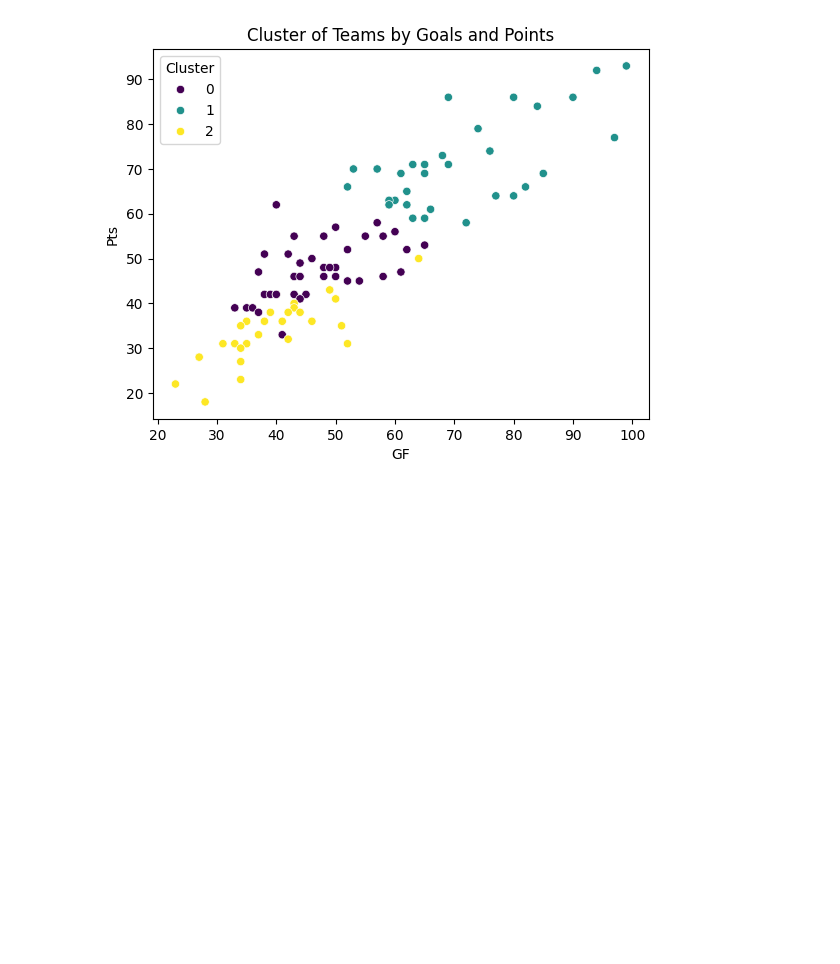
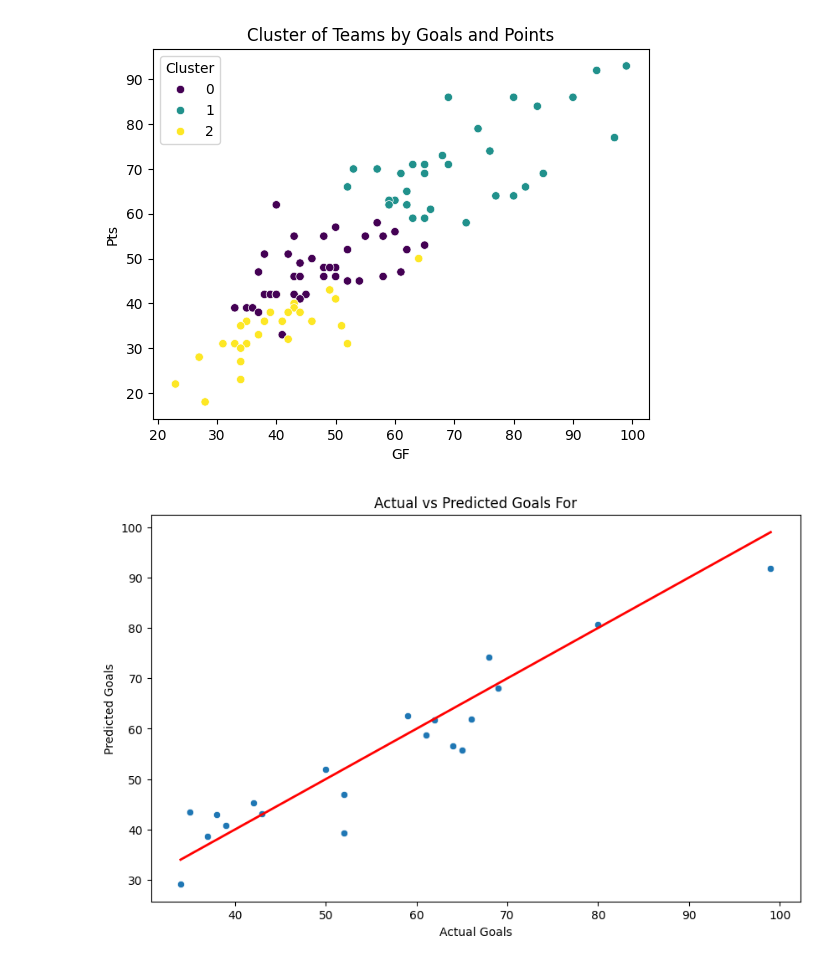
Before and after one commit to AfandiyevMusa/Data-Info-Final-Project, a Jupyter notebook: Dataset_analyze.ipynb, the cells around one changed output. Drawn from its saved outputs; the diff is of its cells as text; code cells hidden in the pictures; blank space fills up the shorter version.

```diff
--- a/Dataset_analyze.ipynb
+++ b/Dataset_analyze.ipynb
@@ -80,3 +80,20 @@ plt.title('Cluster of Teams by Goals and Points')
 plt.show()
 # %% [output]
 [figure]
+# %%
+import matplotlib.pyplot as plt
+import seaborn as sns
+
+# Predicting the test set results
+predictions = model.predict(X_test)
+
+# Plotting Actual vs Predicted values
+plt.figure(figsize=(10, 6))
+sns.scatterplot(x=y_test, y=predictions)
+plt.title('Actual vs Predicted Goals For')
+plt.xlabel('Actual Goals')
+plt.ylabel('Predicted Goals')
+plt.plot([y_test.min(), y_test.max()], [y_test.min(), y_test.max()], color='red', lw=2)  # Line for perfect predictions
+plt.show()
+# %% [output]
+[figure, added]
```
Also changed, not shown: 1 other file.
